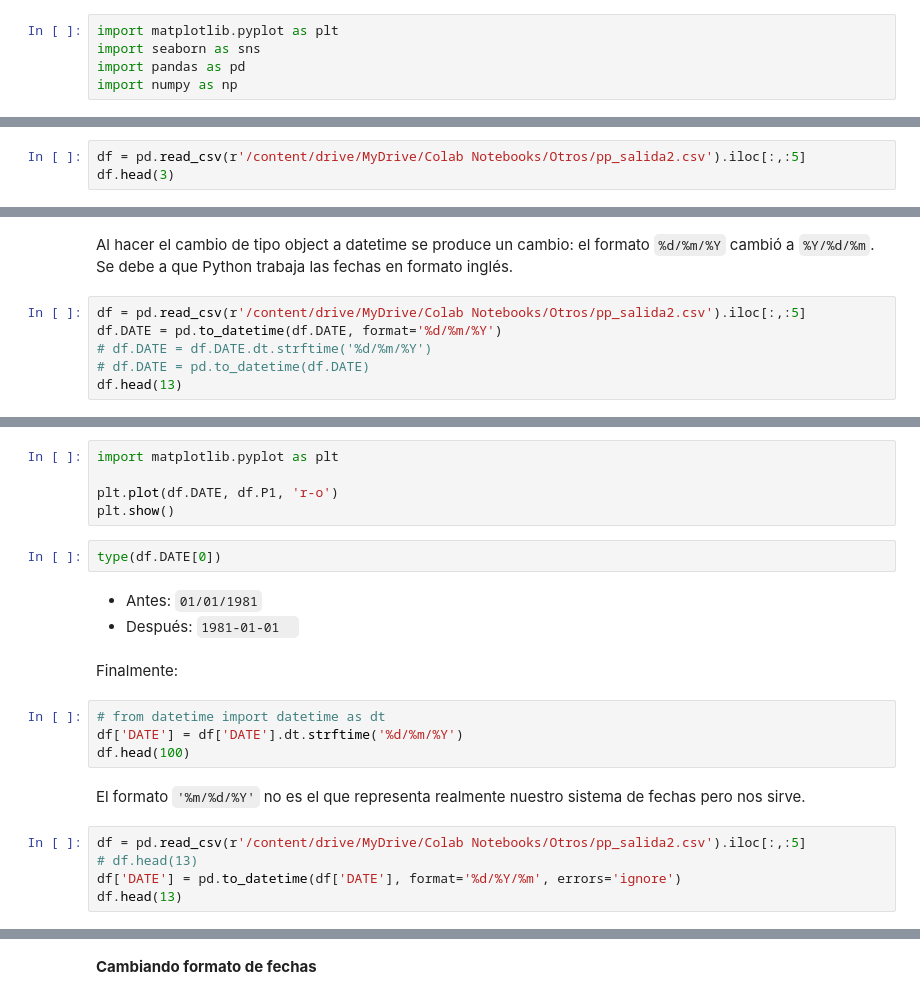
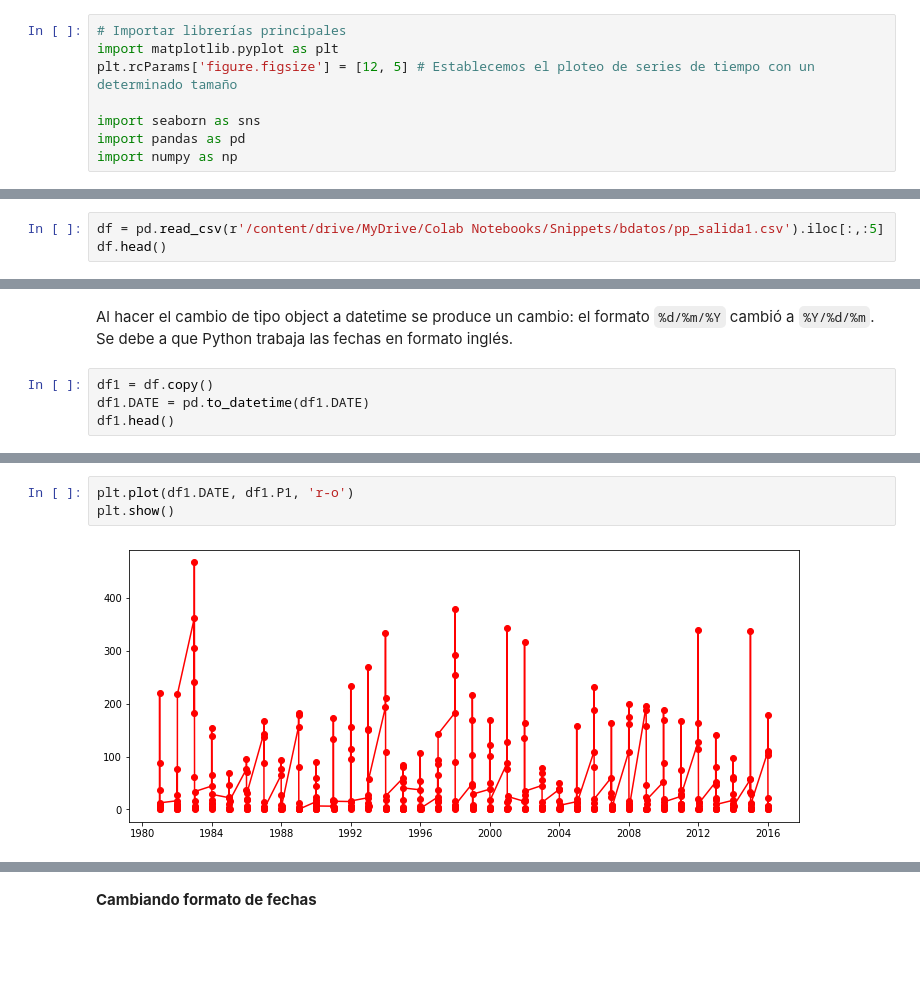
Before and after one commit to vilcagamarracf/Python_Snippets, a Jupyter notebook: Snippets/Snippets_Pandas.ipynb, the cells around one changed output, grey strips where cells are left out. Saved outputs shown, nothing was run; the diff lists cells and outputs as text; blank space fills up the shorter version.

```diff
--- a/Snippets/Snippets_Pandas.ipynb
+++ b/Snippets/Snippets_Pandas.ipynb
@@ -28,5 +27,8 @@ Mounted at /content/drive
 # %%
+# Importar librerías principales
 import matplotlib.pyplot as plt
+plt.rcParams['figure.figsize'] = [12, 5] # Establecemos el ploteo de series de tiempo con un determinado tamaño
+
 import seaborn as sns
 import pandas as pd
 import numpy as np
@@ -98,5 +186,5 @@ df[df['DATE']=='01/03/1982']
 # %% [markdown]
 Información mensual: `01/01/1981`
 # %%
-df = pd.read_csv(r'/content/drive/MyDrive/Colab Notebooks/Otros/pp_salida2.csv').iloc[:,:5]
-df.head(3)
+df = pd.read_csv(r'/content/drive/MyDrive/Colab Notebooks/Snippets/bdatos/pp_salida1.csv').iloc[:,:5]
+df.head()
@@ -103,8 +198,6 @@ df.head(3)
 # %% [markdown]
 Al hacer el cambio de tipo object a datetime se produce un cambio: el formato `%d/%m/%Y` cambió a `%Y/%d/%m`. Se debe a que Python trabaja las fechas en formato inglés.
-# %%
-df = pd.read_csv(r'/content/drive/MyDrive/Colab Notebooks/Otros/pp_salida2.csv').iloc[:,:5]
-df.DATE = pd.to_datetime(df.DATE, format='%d/%m/%Y')
-# df.DATE = df.DATE.dt.strftime('%d/%m/%Y')
-# df.DATE = pd.to_datetime(df.DATE)
-df.head(13)
+# %%
+df1 = df.copy()
+df1.DATE = pd.to_datetime(df1.DATE)
+df1.head()
@@ -111,23 +221,5 @@ df.head(13)
 # %%
-import matplotlib.pyplot as plt
-
-plt.plot(df.DATE, df.P1, 'r-o')
+plt.plot(df1.DATE, df1.P1, 'r-o')
 plt.show()
+# %% [output]
+[figure, added]
-# %%
-type(df.DATE[0])
-# %% [markdown]
-- Antes: `01/01/1981`
-- Después: `1981-01-01	`
-# %% [markdown]
-Finalmente:
-# %%
-# from datetime import datetime as dt
-df['DATE'] = df['DATE'].dt.strftime('%d/%m/%Y')
-df.head(100)
-# %% [markdown]
-El formato `'%m/%d/%Y'` no es el que representa realmente nuestro sistema de fechas pero nos sirve.
-# %%
-df = pd.read_csv(r'/content/drive/MyDrive/Colab Notebooks/Otros/pp_salida2.csv').iloc[:,:5]
-# df.head(13)
-df['DATE'] = pd.to_datetime(df['DATE'], format='%d/%Y/%m', errors='ignore')
-df.head(13)
```
Also changed, not shown: parts of 157 cells of this notebook.
